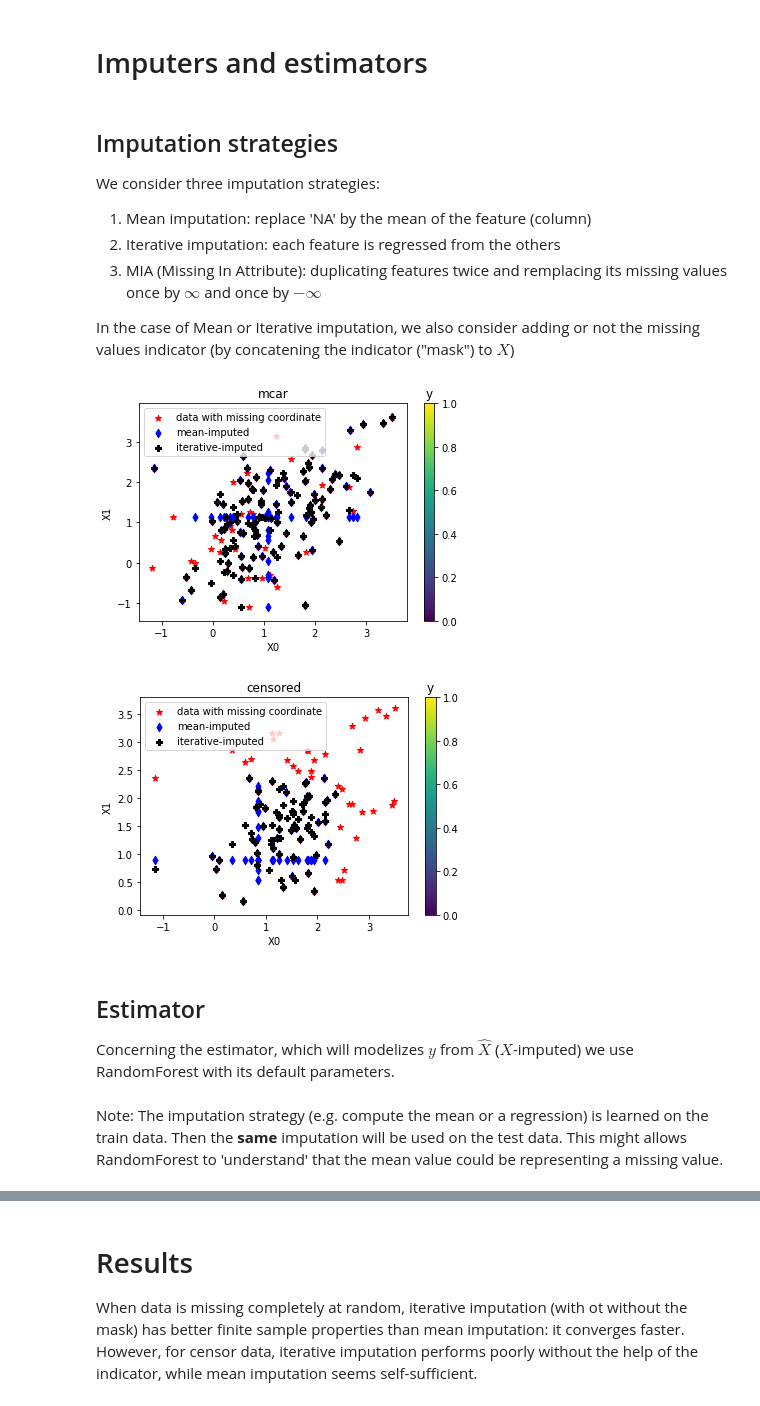
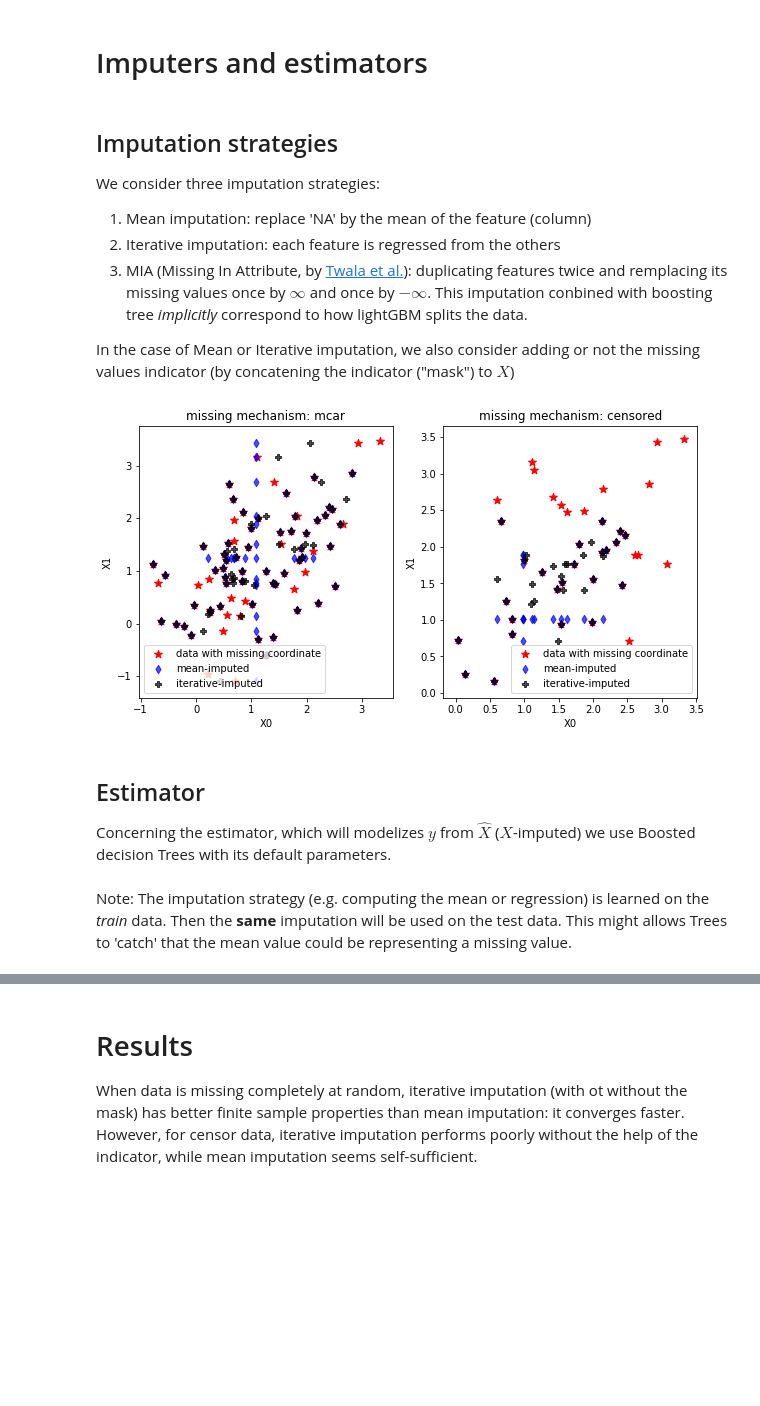
Before and after one commit to TwsThomas/supervised_missing, a Jupyter notebook: Notebook/Tutorial Boosted Trees with Missing Values.ipynb, the cells around one changed output, grey strips where cells are left out. Drawn from its saved outputs; the diff is of its cells as text; code cells hidden in the pictures; blank space fills up the shorter version.

```diff
--- a/Notebook/Tutorial Boosted Trees with Missing Values.ipynb
+++ b/Notebook/Tutorial Boosted Trees with Missing Values.ipynb
@@ -49,10 +48,11 @@ We consider three missing data mechanisms $M$ st. $X = X_{complete}.\mathbb{1}_{
 2. Censored MNAR: values are missing only for high values of each variable, $M \sim \mathbb{1}_{[X>\alpha]}$
 3. Predictive missingness: $y$ depends of the missing mechanism, $y = f(X) + M$
 # %%
-for mechanism in ['mcar','censored','predictive']:
+plt.figure(figsize=(15,5))
+for id_mechanism, mechanism in enumerate(['mcar','censored', 'predictive']):
     X, y, X_complete, M = generate_with_missing_values(missing_mechanism=mechanism)
     row_with_missing = [any(np.isnan(x)) for x in X]
-    plt.figure()
+    plt.subplot(1,3,id_mechanism+1)
     plt.scatter(X[:, 0], X[:, 1], c=y, label='non-missing', alpha = 1)
     if mechanism == 'predictive':
         plt.scatter(X_complete[row_with_missing, 0], X_complete[row_with_missing, 1],
@@ -63,8 +63,8 @@ for mechanism in ['mcar','censored','predictive']:
     plt.legend()
     plt.xlabel("X0")
     plt.ylabel("X1")
-    clb = plt.colorbar()
-    clb.ax.set_title("y")
-
+    if id_mechanism == 2:
+        clb = plt.colorbar()
+        clb.ax.set_title("y")
     plt.title(mechanism)
 # %% [output]
@@ -79,46 +77,43 @@ for mechanism in ['mcar','censored','predictive']:
 We consider three imputation strategies:
 1. Mean imputation: replace 'NA' by the mean of the feature (column)
 2. Iterative imputation: each feature is regressed from the others
-3. MIA (Missing In Attribute): duplicating features twice and remplacing its missing values once by $\infty$ and once by $- \infty$
+3. MIA (Missing In Attribute, by [Twala et al.](https://www.sciencedirect.com/science/article/pii/S0167865508000305)): duplicating features twice and remplacing its missing values once by $\infty$ and once by $- \infty$. This imputation conbined with boosting tree *implicitly* correspond to how lightGBM splits the data.
 
 In the case of Mean or Iterative imputation, we also consider adding or not the missing values indicator (by concatening the indicator ("mask") to $X$)
 # %%
 # examples of imputation
 from sklearn.experimental import enable_iterative_imputer
 from sklearn.impute import SimpleImputer, IterativeImputer
 
-for mechanism in ['mcar','censored']:
+plt.figure(figsize=(10,5))
+for id_mechanism, mechanism in enumerate(['mcar','censored']):
     X, y, X_complete, M = generate_with_missing_values(missing_mechanism=mechanism,
-                                                       n_features=10)
+                                                       n_features=10, n_samples=100)
 
     row_with_missing = [any(np.isnan(x)) for x in X]
     X_hat_mean = SimpleImputer(strategy='mean').fit_transform(X)
     X_hat_iterative = IterativeImputer().fit_transform(X)
-    plt.figure()
+    plt.subplot(1,2,id_mechanism+1)
     plt.scatter(X_complete[row_with_missing, 0], X_complete[row_with_missing, 1],
                 marker='*', c='r',
-                s = 40, label='data with missing coordinate', alpha=1)
-#     plt.scatter(X[:, 0], X[:, 1], c='white', label='non-missing', alpha = 1)
+                s = 70, label='data with missing coordinate', alpha=1)
     plt.scatter(X_hat_mean[row_with_missing, 0], X_hat_mean[row_with_missing, 1],
                 marker='d', c='blue',
-                label='mean-imputed', alpha = 1)
+                label='mean-imputed', alpha = .7)
     plt.scatter(X_hat_iterative[row_with_missing, 0], X_hat_iterative[row_with_missing, 1],
                 marker='P', c='black',
-                label='iterative-imputed', alpha = 1)
+                label='iterative-imputed', alpha = .7)
     plt.legend()
     plt.xlabel("X0")
     plt.ylabel("X1")
-    clb = plt.colorbar()
-    clb.ax.set_title("y")
-    plt.title(mechanism)
+    plt.title('missing mechanism: {}'.format(mechanism))
 # %% [output]
-[figure, old version]
+[figure, new version]
-[figure, removed]
 # %% [markdown]
 ## Estimator
-Concerning the estimator, which will modelizes $y$ from $\hat{X}$ ($X$-imputed) we use RandomForest with its default parameters.
+Concerning the estimator, which will modelizes $y$ from $\hat{X}$ ($X$-imputed) we use Boosted decision Trees with its default parameters.
 # %% [markdown]
-Note: The imputation strategy (e.g. compute the mean or a regression) is learned on the train data. Then the **same** imputation will be used on the test data. This might allows RandomForest to 'understand' that the mean value could be representing a missing value.
+Note: The imputation strategy (e.g. computing the mean or regression) is learned on the *train* data. Then the **same** imputation will be used on the test data. This might allows Trees to 'catch' that the mean value could be representing a missing value.
 # %%
 from sklearn.pipeline import Pipeline
 from sklearn.experimental import enable_hist_gradient_boosting
```
Also changed, not shown: parts of 22 cells of this notebook, 2 other files.
